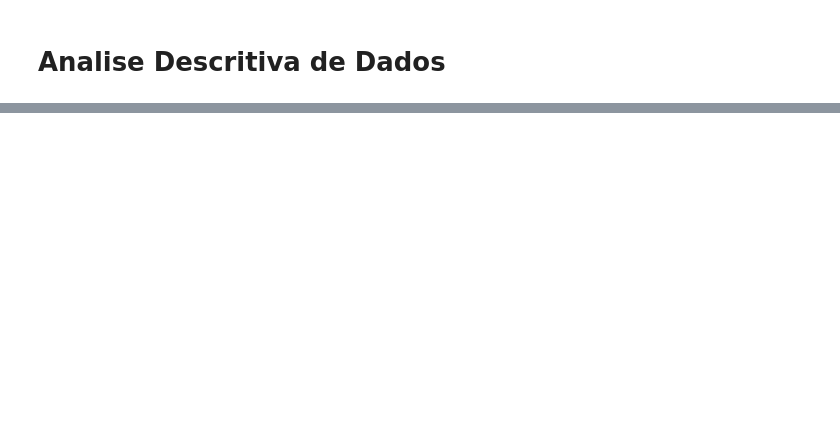
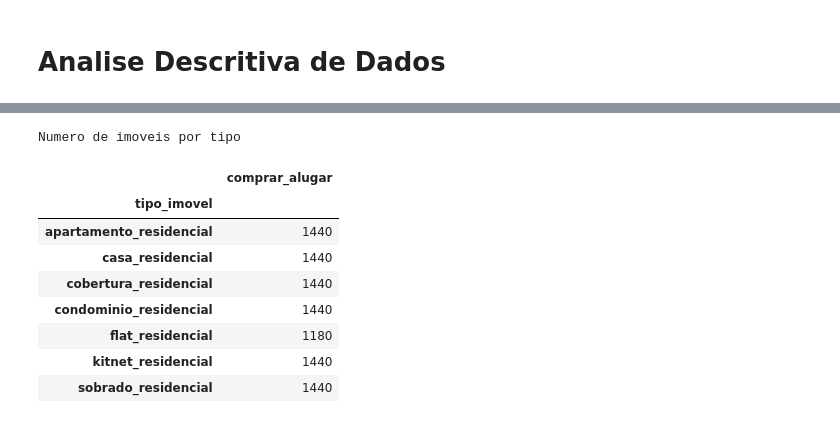
Before and after one commit to gustavo-moretto/WebScrapping_ImoveisCuritiba, a Jupyter notebook: imoveis_curitiba_v2.ipynb, the cells around one changed output, grey strips where cells are left out. Cells and saved outputs as stored; diff of their text form; code cells hidden in the pictures; blank space fills up the shorter version.

```diff
--- a/imoveis_curitiba_v2.ipynb
+++ b/imoveis_curitiba_v2.ipynb
@@ -362,0 +420,16 @@ df.describe(include='all')
+# %%
+# Numero de imoveis por tipo
+
+print('Numero de imoveis por tipo')
+df[['comprar_alugar', 'tipo_imovel']].groupby('tipo_imovel').count()
+# %% [output]
+Numero de imoveis por tipo
+|  | comprar_alugar |
+| tipo_imovel |  |
+| apartamento_residencial | 1440 |
+| casa_residencial | 1440 |
+| cobertura_residencial | 1440 |
+| condominio_residencial | 1440 |
+| flat_residencial | 1180 |
+| kitnet_residencial | 1440 |
+| sobrado_residencial | 1440 |
```
Also changed, not shown: parts of 8 cells of this notebook.
